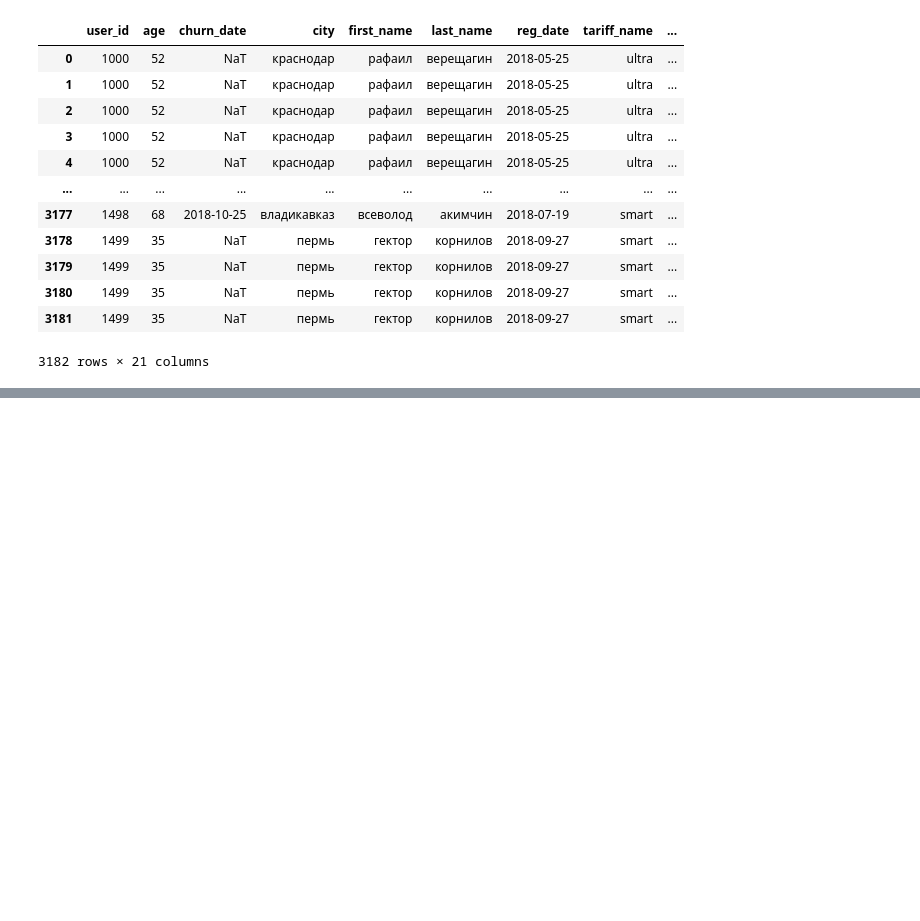
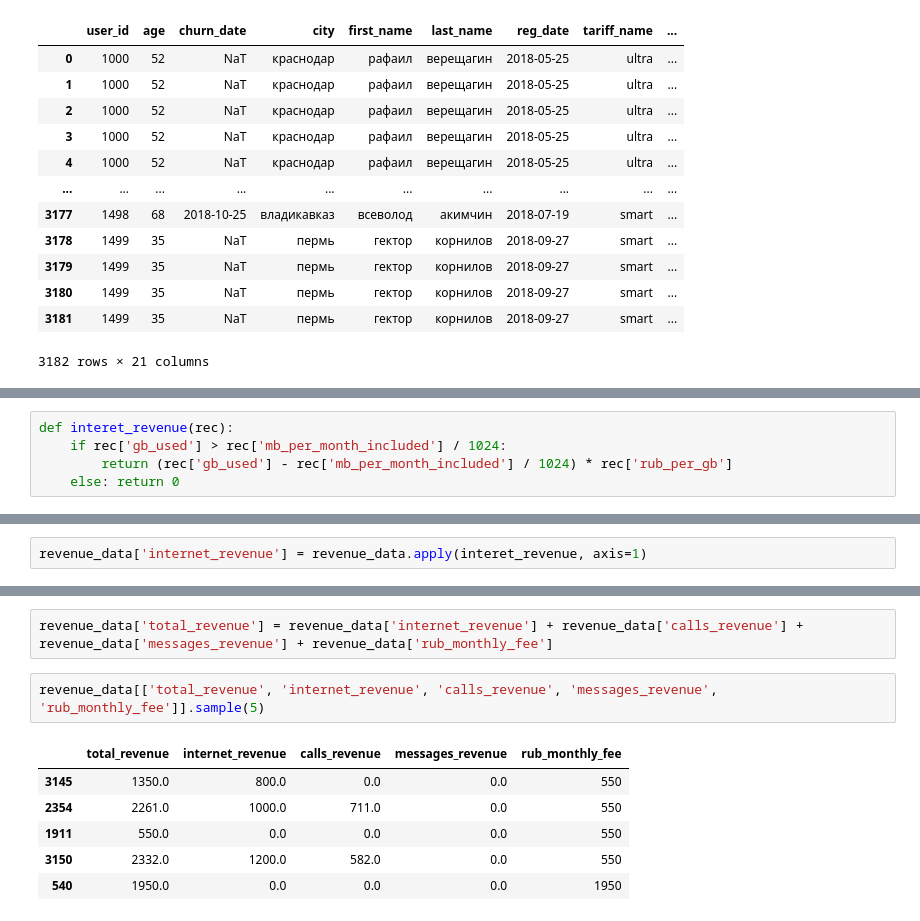
Before and after one commit to parabatareek/DataAnalyst, a Jupyter notebook: Projects/Project 5 - Определение перспективного тарифа для телеком-компании/Project 5 - Определение перспективного тарифа для телеком-компании.ipynb, the cells around one changed output, grey strips where cells are left out. Drawn from its saved outputs; the diff is of its cells as text; blank space fills up the shorter version.

```diff
--- a/Projects/Project 5 - Определение перспективного тарифа для телеком-компании/Project 5 - Определение перспективного тарифа для телеком-компании.ipynb
+++ b/Projects/Project 5 - Определение перспективного тарифа для телеком-компании/Project 5 - Определение перспективного тарифа для телеком-компании.ipynb
@@ -601,0 +611,5 @@ revenue_data
+# %%
+def interet_revenue(rec):
+    if rec['gb_used'] > rec['mb_per_month_included'] / 1024:
+        return (rec['gb_used'] - rec['mb_per_month_included'] / 1024) * rec['rub_per_gb']
+    else: return 0
@@ -601,0 +619,2 @@ revenue_data
+# %%
+revenue_data['internet_revenue'] = revenue_data.apply(interet_revenue, axis=1)
@@ -601,0 +641,11 @@ revenue_data
+# %%
+revenue_data['total_revenue'] = revenue_data['internet_revenue'] + revenue_data['calls_revenue'] + revenue_data['messages_revenue'] + revenue_data['rub_monthly_fee']
+# %%
+revenue_data[['total_revenue', 'internet_revenue', 'calls_revenue', 'messages_revenue', 'rub_monthly_fee']].sample(5)
+# %% [output]
+|  | total_revenue | internet_revenue | calls_revenue | messages_revenue | rub_monthly_fee |
+| 3145 | 1350.0 | 800.0 | 0.0 | 0.0 | 550 |
+| 2354 | 2261.0 | 1000.0 | 711.0 | 0.0 | 550 |
+| 1911 | 550.0 | 0.0 | 0.0 | 0.0 | 550 |
+| 3150 | 2332.0 | 1200.0 | 582.0 | 0.0 | 550 |
+| 540 | 1950.0 | 0.0 | 0.0 | 0.0 | 1950 |
```
Also changed, not shown: parts of 10 cells of this notebook.
